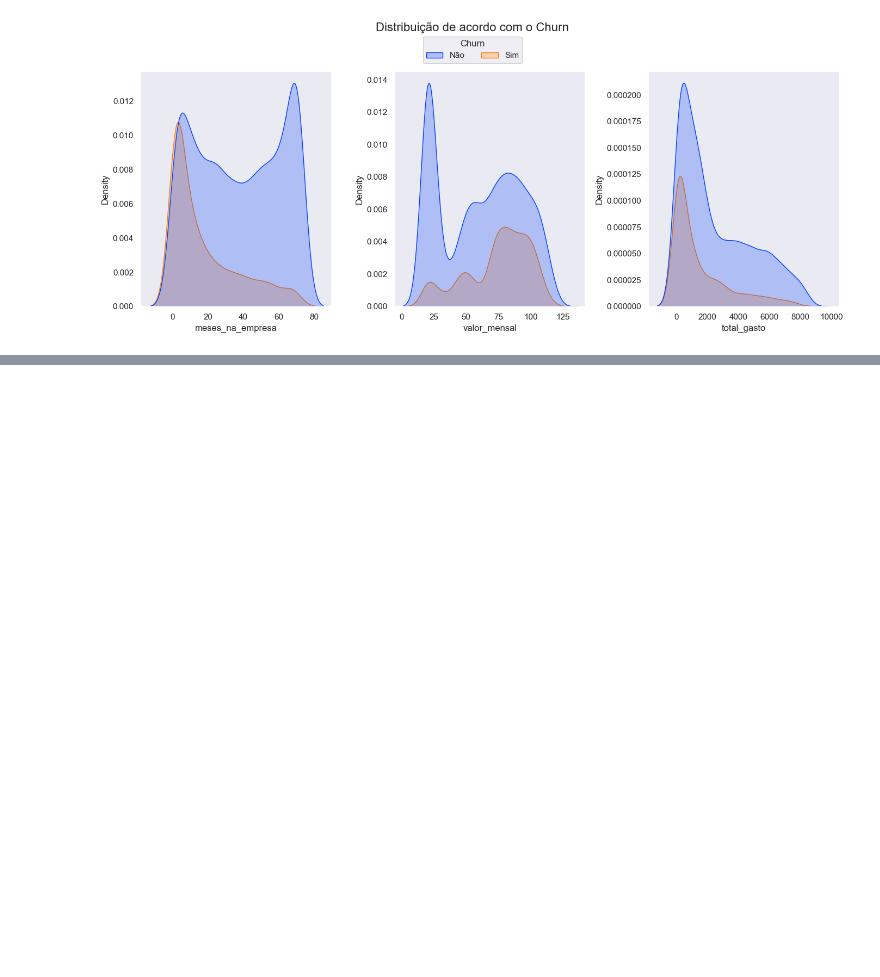
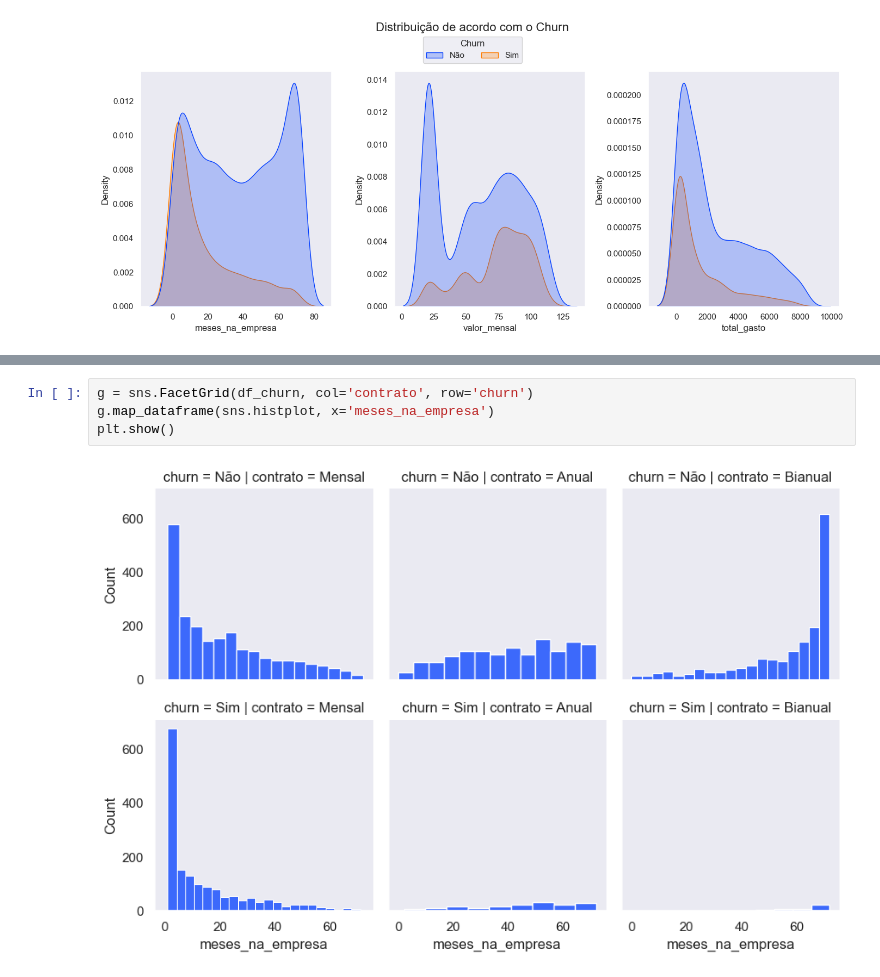
Before and after one commit to kiwsley/ciencia_de_dados, a Jupyter notebook: matplotlib_Searborn/introseabornpandas.ipynb, the cells around one changed output, grey strips where cells are left out. Drawn from its saved outputs; the diff is of its cells as text; blank space fills up the shorter version.

```diff
--- a/matplotlib_Searborn/introseabornpandas.ipynb
+++ b/matplotlib_Searborn/introseabornpandas.ipynb
@@ -184,0 +191,6 @@ g.map_dataframe(sns.histplot, x='meses_na_empresa')
+# %%
+g = sns.FacetGrid(df_churn, col='contrato', row='churn')
+g.map_dataframe(sns.histplot, x='meses_na_empresa')
+plt.show()
+# %% [output]
+[figure, added]
```
Also changed, not shown: parts of 12 cells of this notebook.
